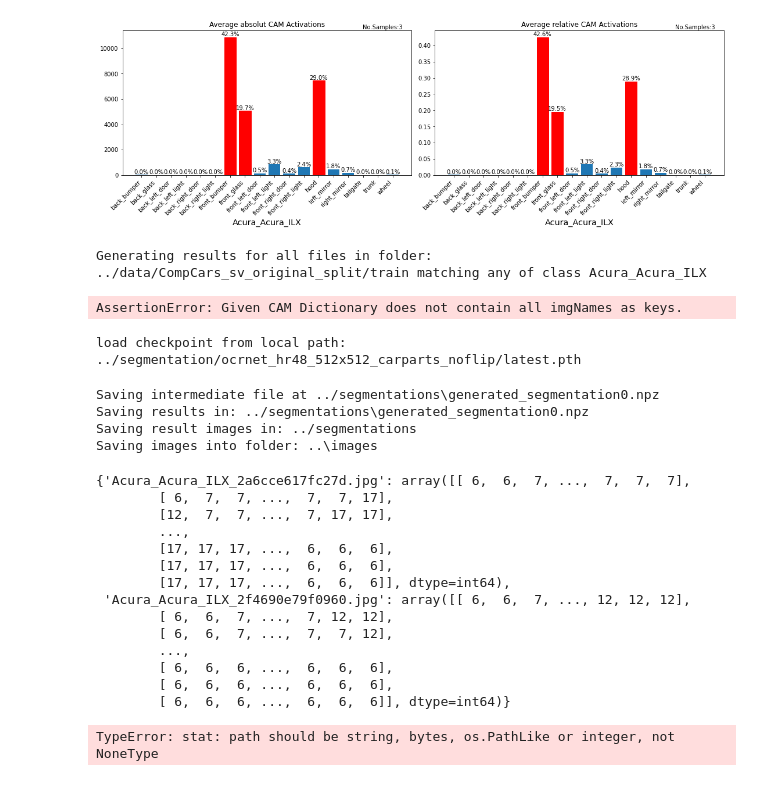
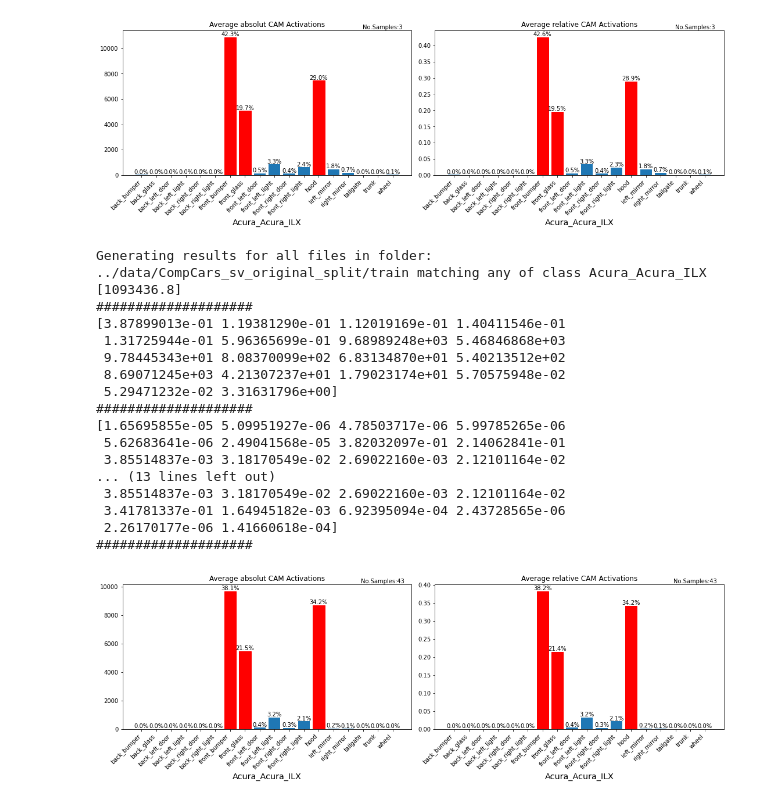
Before and after one commit to L1nusB/XAI-Vehicle-Classification, a Jupyter notebook: notebooks/SegmentationWork.ipynb, the cells around one changed output. Drawn from its saved outputs; the diff is of its cells as text; code cells hidden in the pictures.

Commit message:
Generate Statistics Infer now uses batches of size 10000

```diff
--- a/notebooks/SegmentationWork.ipynb
+++ b/notebooks/SegmentationWork.ipynb
@@ -105,8 +102,3 @@ generate_statistics_single.generate_bar_cam_intersection_prop_area(segmentation=
 generate_statistics.generate_statistic(x, cams, segmentations, model.CLASSES, pipeline=pipelineScale)
 # %% [output]
 [figure]
-# %%
-with open(annfile, encoding='utf-8') as f:
-    x = [x.strip() for x in f.readlines()]
-cams = generate_cams.main([imgRoot, configCAM, checkpointCAM, '--ann-file', annfile])
-segmentations,_ = generate_segmentation.main([imgRoot, configSeg, checkpointSeg,'--types', 'masks', '--ann-file', annfile])
@@ -138,37 +124,27 @@ generate_statistics.generate_statistics_infer(imgRoot=imgRoot, classes=model.CLA
 Generating results based on file: ../annfile.txt matching any of class: Acura_Acura_ILX
 [figure]
 # %%
-generate_statistics.generate_statistics_infer(imgRoot=imgRoot, classes=model.CLASSES,
+with np.load('../cams/cams_resnet_compcars_original_train_cpu.npz') as cams, np.load('../segmentations/segCompOrgCarpartsNoflip.npz') as segmentations:
+    generate_statistics.generate_statistics_infer(imgRoot=imgRoot, classes=model.CLASSES,
                                               cams=cams,
                                               segmentations=segmentations,
                                               pipeline=pipelineScale, genClasses='Acura_Acura_ILX')
 # %% [output]
 Generating results for all files in folder: ../data/CompCars_sv_original_split/train matching any of class Acura_Acura_ILX
+[1093436.8]
+####################
+[3.87899013e-01 1.19381290e-01 1.12019169e-01 1.40411546e-01
+ 1.31725944e-01 5.96365699e-01 9.68989248e+03 5.46846868e+03
+ 9.78445343e+01 8.08370099e+02 6.83134870e+01 5.40213512e+02
+ 8.69071245e+03 4.21307237e+01 1.79023174e+01 5.70575948e-02
+ 5.29471232e-02 3.31631796e+00]
+####################
+[1.65695855e-05 5.09951927e-06 4.78503717e-06 5.99785265e-06
+ 5.62683641e-06 2.49041568e-05 3.82032097e-01 2.14062841e-01
+ 3.85514837e-03 3.18170549e-02 2.69022160e-03 2.12101164e-02
+... (13 lines left out)
+ 3.85514837e-03 3.18170549e-02 2.69022160e-03 2.12101164e-02
+ 3.41781337e-01 1.64945182e-03 6.92395094e-04 2.43728565e-06
+ 2.26170177e-06 1.41660618e-04]
+####################
-AssertionError: Given CAM Dictionary does not contain all imgNames as keys.
+[figure, added]
-# %%
-generate_segmentation.main([imgRoot, configSeg, checkpointSeg,
-                                    '--types', 'masks','-p', configCAM,
-                                    '--pipelineScale', 'True','--palette',paletteName, '-s', '../segmentations'])
-# %% [output]
-load checkpoint from local path: ../segmentation/ocrnet_hr48_512x512_carparts_noflip/latest.pth
-Saving intermediate file at ../segmentations\generated_segmentation0.npz
-Saving results in: ../segmentations\generated_segmentation0.npz
-Saving result images in: ../segmentations
-Saving images into folder: ..\images
-# %%
-segmentations
-# %% [output]
-{'Acura_Acura_ILX_2a6cce617fc27d.jpg': array([[ 6,  6,  7, ...,  7,  7,  7],
-        [ 6,  7,  7, ...,  7,  7, 17],
-        [12,  7,  7, ...,  7, 17, 17],
-        ...,
-        [17, 17, 17, ...,  6,  6,  6],
-        [17, 17, 17, ...,  6,  6,  6],
-        [17, 17, 17, ...,  6,  6,  6]], dtype=int64),
- 'Acura_Acura_ILX_2f4690e79f0960.jpg': array([[ 6,  6,  7, ..., 12, 12, 12],
-        [ 6,  6,  7, ...,  7, 12, 12],
-        [ 6,  6,  7, ...,  7,  7, 12],
-        ...,
-        [ 6,  6,  6, ...,  6,  6,  6],
-        [ 6,  6,  6, ...,  6,  6,  6],
-        [ 6,  6,  6, ...,  6,  6,  6]], dtype=int64)}
@@ -177,4 +150,0 @@ a = None
-# %%
-os.path.isdir(a)
-# %% [output]
-TypeError: stat: path should be string, bytes, os.PathLike or integer, not NoneType
```
Also changed, not shown: parts of 13 cells of this notebook, 4 other files.
